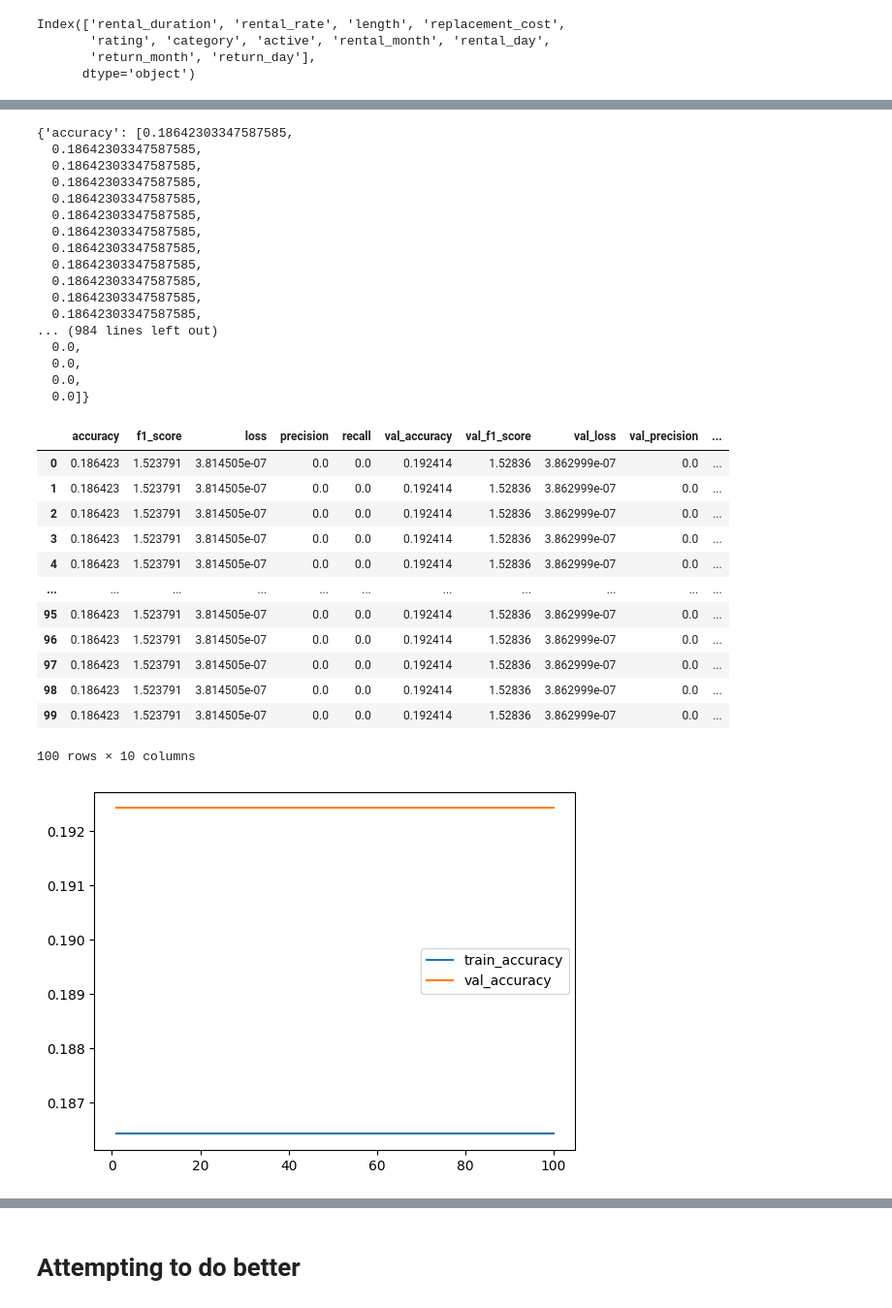
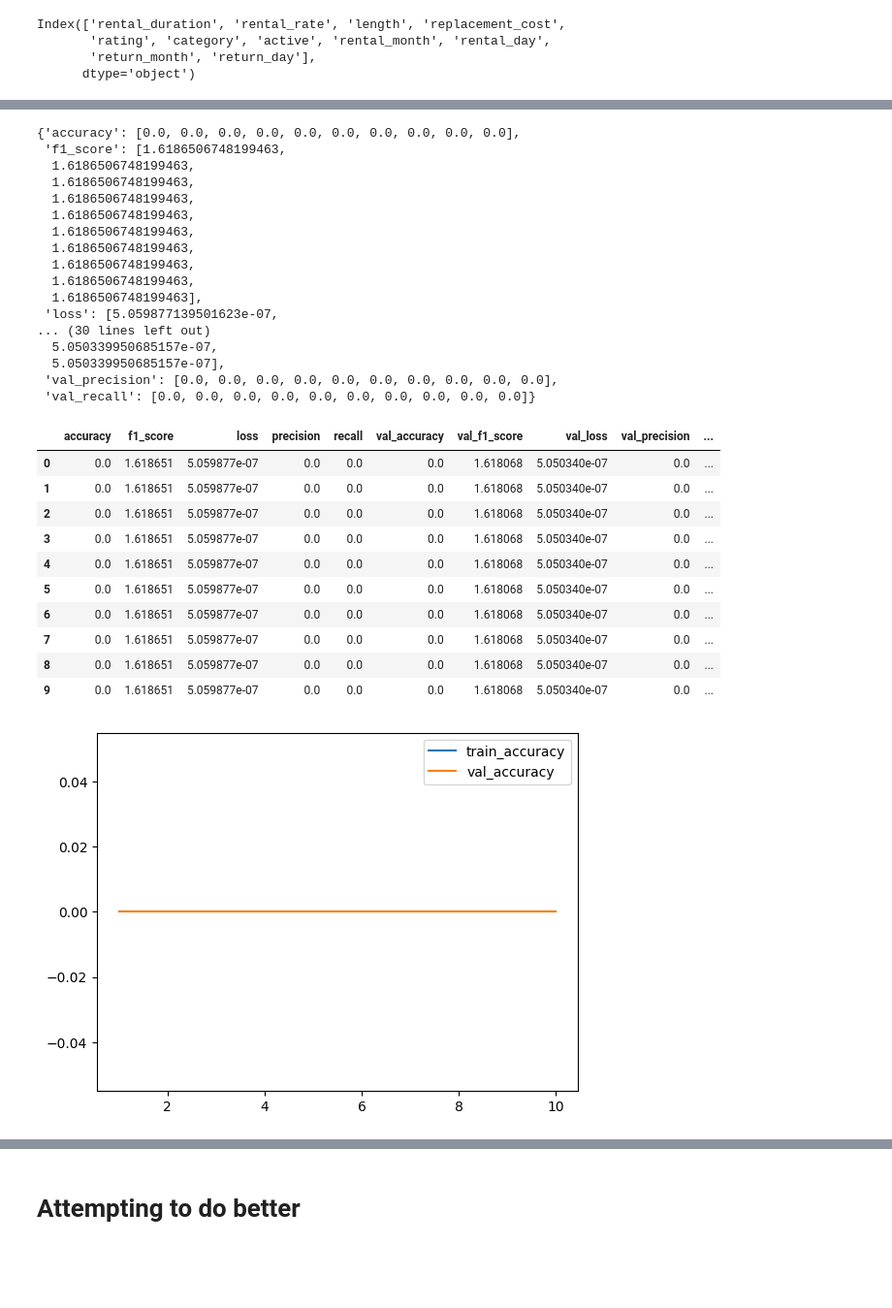
Before and after one commit to saromaddy/dvdrentaldl, a Jupyter notebook: newapproach.ipynb, the cells around one changed output, grey strips where cells are left out. Shown at 97% size. Cells and saved outputs as stored; diff of their text form; code cells hidden in the pictures; blank space fills up the shorter version.

```diff
--- a/newapproach.ipynb
+++ b/newapproach.ipynb
@@ -123,7 +123,7 @@ df.drop('title',axis=1,inplace=True)
 df.drop(['inventory_id','film_id','store_id','rental_id','customer_id'], axis=1, inplace=True)
 # %%
 categorical_column_to_iterate = ['rating', 'category']
-continuous_column_to_iterate = ['amount', 'rental_rate', 'replacement_cost']
+continuous_column_to_iterate = ['rental_rate', 'replacement_cost']
 # %%
 df['rating'].value_counts()
 # %% [output]
@@ -316,5 +330,5 @@ Index(['rental_duration', 'rental_rate', 'length', 'replacement_cost',
        'return_month', 'return_day'],
       dtype='object')
 # %%
-result = model.fit(x_train_scaler_df,y_train,epochs=100,validation_split=0.2)
+result = model.fit(x_train_scaler_df,y_train,epochs=10,validation_split=0.2)
 # %% [output]
@@ -342,47 +356,45 @@ Epoch 100/100
 # %%
 result.history
 # %% [output]
-{'accuracy': [0.18642303347587585,
-  0.18642303347587585,
-  0.18642303347587585,
-  0.18642303347587585,
-  0.18642303347587585,
-  0.18642303347587585,
-  0.18642303347587585,
-  0.18642303347587585,
-  0.18642303347587585,
-  0.18642303347587585,
-  0.18642303347587585,
-  0.18642303347587585,
-... (984 lines left out)
-  0.0,
-  0.0,
-  0.0,
-  0.0]}
+{'accuracy': [0.0, 0.0, 0.0, 0.0, 0.0, 0.0, 0.0, 0.0, 0.0, 0.0],
+ 'f1_score': [1.6186506748199463,
+  1.6186506748199463,
+  1.6186506748199463,
+  1.6186506748199463,
+  1.6186506748199463,
+  1.6186506748199463,
+  1.6186506748199463,
+  1.6186506748199463,
+  1.6186506748199463,
+  1.6186506748199463],
+ 'loss': [5.059877139501623e-07,
+... (30 lines left out)
+  5.050339950685157e-07,
+  5.050339950685157e-07],
+ 'val_precision': [0.0, 0.0, 0.0, 0.0, 0.0, 0.0, 0.0, 0.0, 0.0, 0.0],
+ 'val_recall': [0.0, 0.0, 0.0, 0.0, 0.0, 0.0, 0.0, 0.0, 0.0, 0.0]}
 # %%
 result_df = pd.DataFrame(result.history)
 result_df
 # %% [output]
 |  | accuracy | f1_score | loss | precision | recall | val_accuracy | val_f1_score | val_loss | val_precision | ... |
-| 0 | 0.186423 | 1.523791 | 3.814505e-07 | 0.0 | 0.0 | 0.192414 | 1.52836 | 3.862999e-07 | 0.0 | ... |
-| 1 | 0.186423 | 1.523791 | 3.814505e-07 | 0.0 | 0.0 | 0.192414 | 1.52836 | 3.862999e-07 | 0.0 | ... |
-| 2 | 0.186423 | 1.523791 | 3.814505e-07 | 0.0 | 0.0 | 0.192414 | 1.52836 | 3.862999e-07 | 0.0 | ... |
-| 3 | 0.186423 | 1.523791 | 3.814505e-07 | 0.0 | 0.0 | 0.192414 | 1.52836 | 3.862999e-07 | 0.0 | ... |
-| 4 | 0.186423 | 1.523791 | 3.814505e-07 | 0.0 | 0.0 | 0.192414 | 1.52836 | 3.862999e-07 | 0.0 | ... |
-| ... | ... | ... | ... | ... | ... | ... | ... | ... | ... | ... |
-| 95 | 0.186423 | 1.523791 | 3.814505e-07 | 0.0 | 0.0 | 0.192414 | 1.52836 | 3.862999e-07 | 0.0 | ... |
-| 96 | 0.186423 | 1.523791 | 3.814505e-07 | 0.0 | 0.0 | 0.192414 | 1.52836 | 3.862999e-07 | 0.0 | ... |
-| 97 | 0.186423 | 1.523791 | 3.814505e-07 | 0.0 | 0.0 | 0.192414 | 1.52836 | 3.862999e-07 | 0.0 | ... |
-| 98 | 0.186423 | 1.523791 | 3.814505e-07 | 0.0 | 0.0 | 0.192414 | 1.52836 | 3.862999e-07 | 0.0 | ... |
-| 99 | 0.186423 | 1.523791 | 3.814505e-07 | 0.0 | 0.0 | 0.192414 | 1.52836 | 3.862999e-07 | 0.0 | ... |
+| 0 | 0.0 | 1.618651 | 5.059877e-07 | 0.0 | 0.0 | 0.0 | 1.618068 | 5.050340e-07 | 0.0 | ... |
+| 1 | 0.0 | 1.618651 | 5.059877e-07 | 0.0 | 0.0 | 0.0 | 1.618068 | 5.050340e-07 | 0.0 | ... |
+| 2 | 0.0 | 1.618651 | 5.059877e-07 | 0.0 | 0.0 | 0.0 | 1.618068 | 5.050340e-07 | 0.0 | ... |
+| 3 | 0.0 | 1.618651 | 5.059877e-07 | 0.0 | 0.0 | 0.0 | 1.618068 | 5.050340e-07 | 0.0 | ... |
+| 4 | 0.0 | 1.618651 | 5.059877e-07 | 0.0 | 0.0 | 0.0 | 1.618068 | 5.050340e-07 | 0.0 | ... |
+| 5 | 0.0 | 1.618651 | 5.059877e-07 | 0.0 | 0.0 | 0.0 | 1.618068 | 5.050340e-07 | 0.0 | ... |
+| 6 | 0.0 | 1.618651 | 5.059877e-07 | 0.0 | 0.0 | 0.0 | 1.618068 | 5.050340e-07 | 0.0 | ... |
+| 7 | 0.0 | 1.618651 | 5.059877e-07 | 0.0 | 0.0 | 0.0 | 1.618068 | 5.050340e-07 | 0.0 | ... |
+| 8 | 0.0 | 1.618651 | 5.059877e-07 | 0.0 | 0.0 | 0.0 | 1.618068 | 5.050340e-07 | 0.0 | ... |
+| 9 | 0.0 | 1.618651 | 5.059877e-07 | 0.0 | 0.0 | 0.0 | 1.618068 | 5.050340e-07 | 0.0 | ... |
-100 rows × 10 columns
 # %%
-plt.plot(range(1,101),result_df["accuracy"],label="train_accuracy")
-plt.plot(range(1,101),result_df["val_accuracy"],label="val_accuracy")
+plt.plot(range(1,11),result_df["accuracy"],label="train_accuracy")
+plt.plot(range(1,11),result_df["val_accuracy"],label="val_accuracy")
 plt.legend()
 plt.show()
 # %% [output]
-[figure, old version]
+[figure, new version]
 # %%
 model.predict(x_test)
 # %% [output]
```
Also changed, not shown: parts of 28 cells of this notebook, 3 other files.
